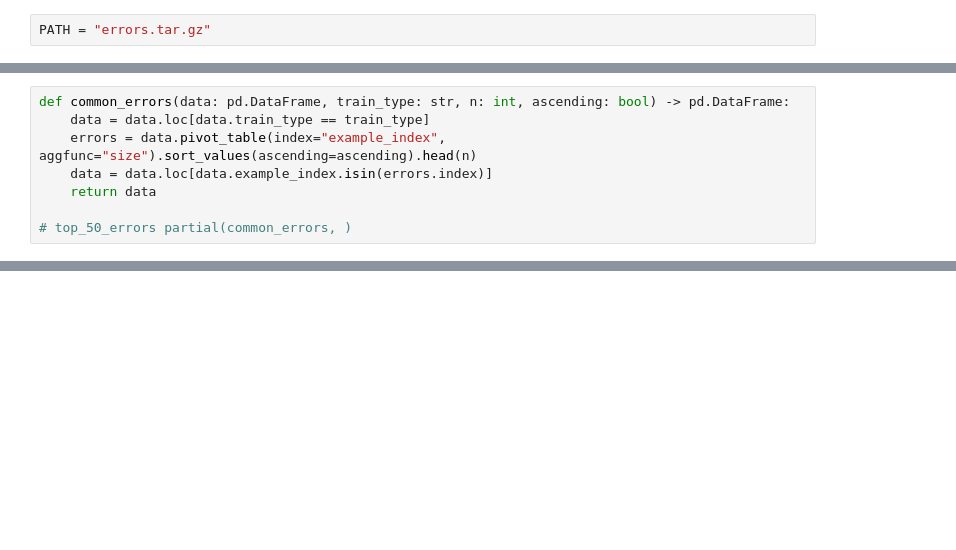
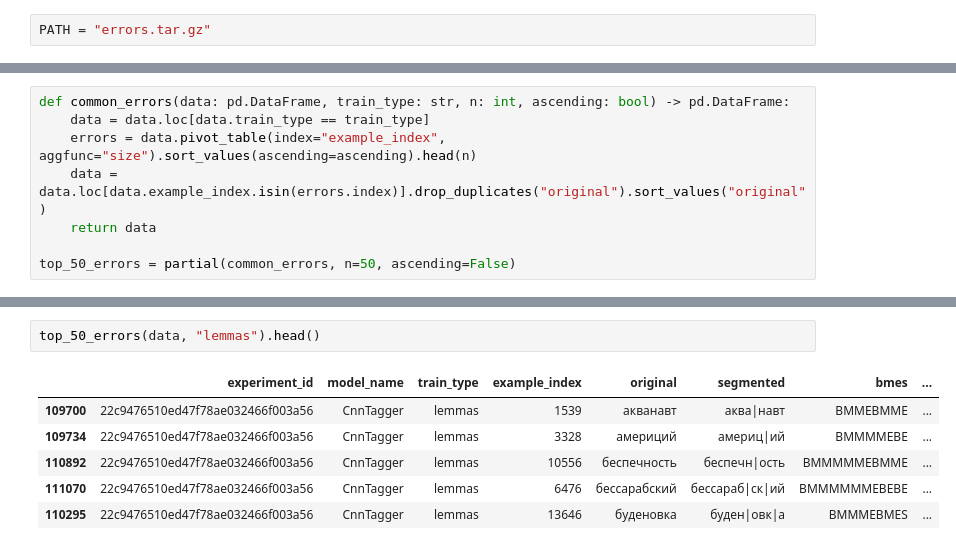
Before and after one commit to slowwavesleep/NeuralMorphemeSegmenter, a Jupyter notebook: error_analysis/error_analysis.ipynb, the cells around one changed output, grey strips where cells are left out. Saved outputs shown, nothing was run; the diff lists cells and outputs as text; blank space fills up the shorter version.

```diff
--- a/error_analysis/error_analysis.ipynb
+++ b/error_analysis/error_analysis.ipynb
@@ -16,7 +21,7 @@ def read_data(path: str) -> pd.DataFrame:
 def common_errors(data: pd.DataFrame, train_type: str, n: int, ascending: bool) -> pd.DataFrame:
     data = data.loc[data.train_type == train_type]
     errors = data.pivot_table(index="example_index", aggfunc="size").sort_values(ascending=ascending).head(n)
-    data = data.loc[data.example_index.isin(errors.index)]
+    data = data.loc[data.example_index.isin(errors.index)].drop_duplicates("original").sort_values("original")
     return data
 
-# top_50_errors partial(common_errors, )
+top_50_errors = partial(common_errors, n=50, ascending=False)
@@ -22,0 +92,9 @@ def common_errors(data: pd.DataFrame, train_type: str, n: int, ascending: bool)
+# %%
+top_50_errors(data, "lemmas").head()
+# %% [output]
+|  | experiment_id | model_name | train_type | example_index | original | segmented | bmes | ... |
+| 109700 | 22c9476510ed47f78ae032466f003a56 | CnnTagger | lemmas | 1539 | акванавт | аква|навт | BMMEBMME | ... |
+| 109734 | 22c9476510ed47f78ae032466f003a56 | CnnTagger | lemmas | 3328 | америций | америц|ий | BMMMMEBE | ... |
+| 110892 | 22c9476510ed47f78ae032466f003a56 | CnnTagger | lemmas | 10556 | беспечность | беспечн|ость | BMMMMMEBMME | ... |
+| 111070 | 22c9476510ed47f78ae032466f003a56 | CnnTagger | lemmas | 6476 | бессарабский | бессараб|ск|ий | BMMMMMMEBEBE | ... |
+| 110295 | 22c9476510ed47f78ae032466f003a56 | CnnTagger | lemmas | 13646 | буденовка | буден|овк|а | BMMMEBMES | ... |
```
Also changed, not shown: parts of 14 cells of this notebook, 1 other file.
